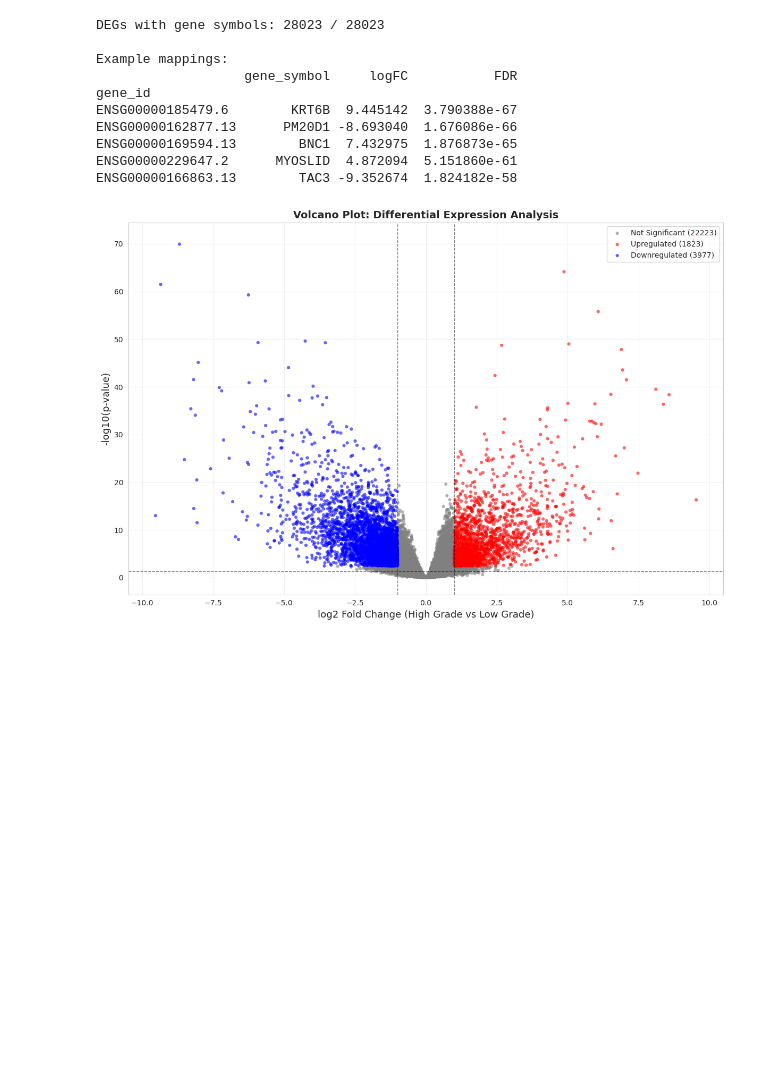
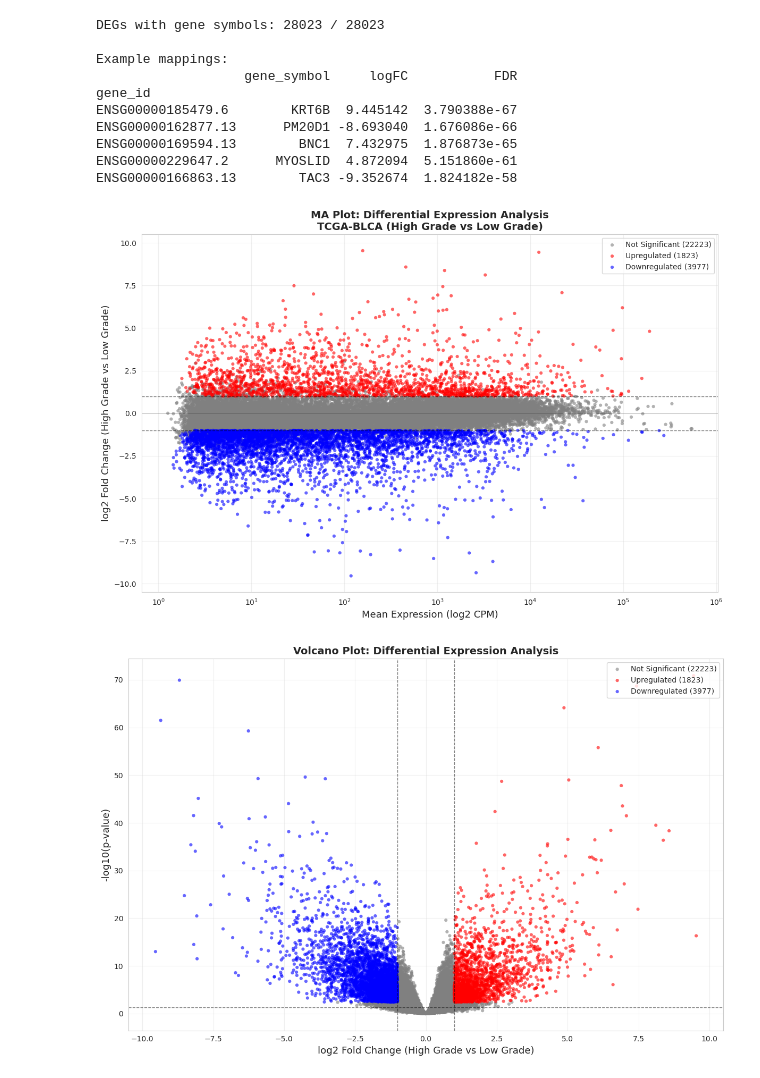
Before and after one commit to frankfurtmacmoses/frankfurtmacmoses.github.io, a Jupyter notebook: bio-informatics/final_project/final_project_solution.ipynb, the cells around one changed output. Cells and saved outputs as stored; diff of their text form; code cells hidden in the pictures; blank space fills up the shorter version.

```diff
--- a/bio-informatics/final_project/final_project_solution.ipynb
+++ b/bio-informatics/final_project/final_project_solution.ipynb
@@ -631,4 +527,44 @@ ENSG00000162877.13      PM20D1 -8.693040  1.676086e-66
 ENSG00000169594.13        BNC1  7.432975  1.876873e-65
 ENSG00000229647.2      MYOSLID  4.872094  5.151860e-61
 ENSG00000166863.13        TAC3 -9.352674  1.824182e-58
+# %%
+deg_results['mean_expression'] = (deg_results['mean_Low_Grade'] + deg_results['mean_High_Grade']) / 2
+
+deg_results['color'] = 'Not Significant'
+deg_results.loc[
+    (deg_results['FDR'] < 0.01) & (deg_results['logFC'] > 1), 'color'
+] = 'Upregulated'
+deg_results.loc[
+    (deg_results['FDR'] < 0.01) & (deg_results['logFC'] < -1), 'color'
+] = 'Downregulated'
+
+fig, ax = plt.subplots(figsize=(12, 8))
+
+colors = {'Not Significant': 'gray', 'Upregulated': 'red', 'Downregulated': 'blue'}
+
+for category, color in colors.items():
+    mask = deg_results['color'] == category
+    ax.scatter(deg_results.loc[mask, 'mean_expression'],
+               deg_results.loc[mask, 'logFC'],
+               c=color, alpha=0.6, s=20,
+               label=f'{category} ({mask.sum()})',
+               edgecolors='none')
+
+ax.axhline(0, color='black', linestyle='-', linewidth=0.5, alpha=0.3)
+ax.axhline(1, color='black', linestyle='--', linewidth=1, alpha=0.5)
+ax.axhline(-1, color='black', linestyle='--', linewidth=1, alpha=0.5)
+
+ax.set_xlabel('Mean Expression (log2 CPM)', fontsize=13)
+ax.set_ylabel('log2 Fold Change (High Grade vs Low Grade)', fontsize=13)
+ax.set_title('MA Plot: Differential Expression Analysis\nTCGA-BLCA (High Grade vs Low Grade)',
+             fontsize=14, fontweight='bold')
+ax.set_xscale('log')
+ax.legend(loc='upper right', fontsize=10)
+ax.grid(True, alpha=0.3)
+
+plt.tight_layout()
+plt.savefig('results/task3_ma_plot.png', dpi=300, bbox_inches='tight')
+plt.show()
+# %% [output]
+[figure, added]
 # %%
```
Also changed, not shown: parts of 25 cells of this notebook, 5 other files.
